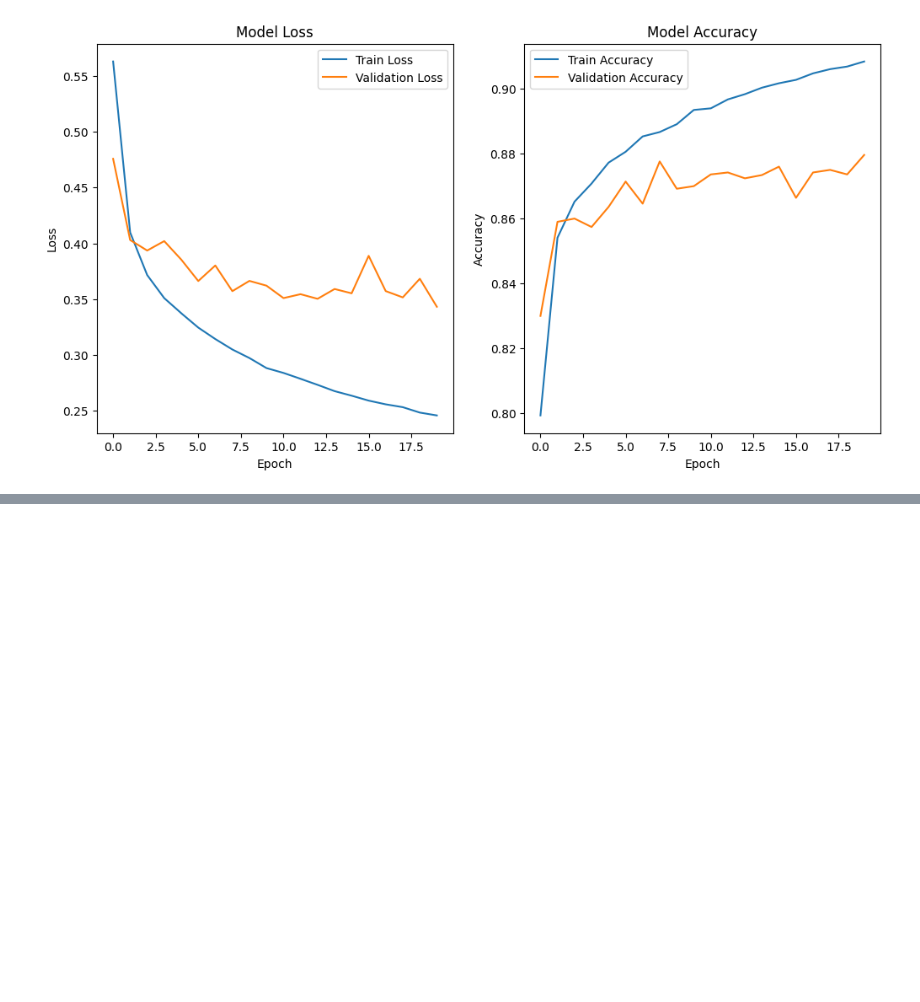
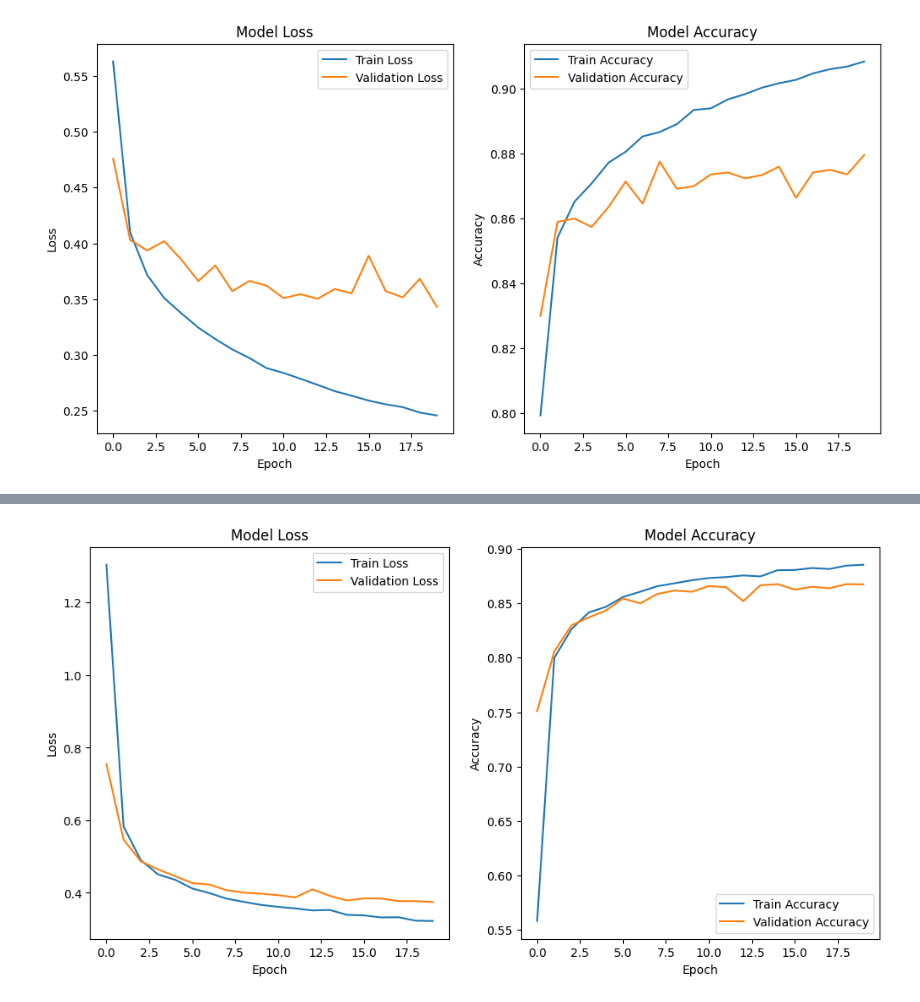
Before and after one commit to jorgelpbarretob/Master-Sirius, a Jupyter notebook: Módulo 3 - Design de Experimentos e Deep Learning/Semana 4/Classification.ipynb, the cells around one changed output, grey strips where cells are left out. Cells and saved outputs as stored; diff of their text form; code cells hidden in the pictures; blank space fills up the shorter version.

```diff
--- a/Módulo 3 - Design de Experimentos e Deep Learning/Semana 4/Classification.ipynb
+++ b/Módulo 3 - Design de Experimentos e Deep Learning/Semana 4/Classification.ipynb
@@ -878,3 +878,22 @@ ax2.legend()
 plt.show()
 # %% [output]
 [figure]
+# %%
+model = keras.Sequential([
+    keras.layers.Flatten(input_shape=(28, 28)),
+    keras.layers.Dense(32, activation='relu'),
+    keras.layers.Dense(32, activation='relu'),
+    keras.layers.Dense(32, activation='relu'),
+    keras.layers.Dense(10, activation='softmax')
+])
+
+
+model.compile(optimizer='adam',
+              loss='sparse_categorical_crossentropy',
+              metrics=['accuracy'])
+
+
+history = model.fit(train_images, train_labels,
+                    epochs=20,
+                    batch_size=1000,
+                    validation_data=(val_images, val_labels))
@@ -880,0 +918,29 @@ plt.show()
+# %%
+# Extract training and validation history
+loss = history.history['loss']
+val_loss = history.history['val_loss']
+accuracy = history.history['accuracy']
+val_accuracy = history.history['val_accuracy']
+
+# Create subplots for loss and accuracy
+fig, (ax1, ax2) = plt.subplots(1, 2, figsize=(12, 6))
+
+# Plot training and validation loss values
+ax1.plot(loss, label='Train Loss')
+ax1.plot(val_loss, label='Validation Loss')
+ax1.set_title('Model Loss')
+ax1.set_xlabel('Epoch')
+ax1.set_ylabel('Loss')
+ax1.legend()
+
+# Plot training and validation accuracy values
+ax2.plot(accuracy, label='Train Accuracy')
+ax2.plot(val_accuracy, label='Validation Accuracy')
+ax2.set_title('Model Accuracy')
+ax2.set_xlabel('Epoch')
+ax2.set_ylabel('Accuracy')
+ax2.legend()
+
+plt.show()
+# %% [output]
+[figure, added]
```
Also changed, not shown: parts of 1 cell of this notebook.
